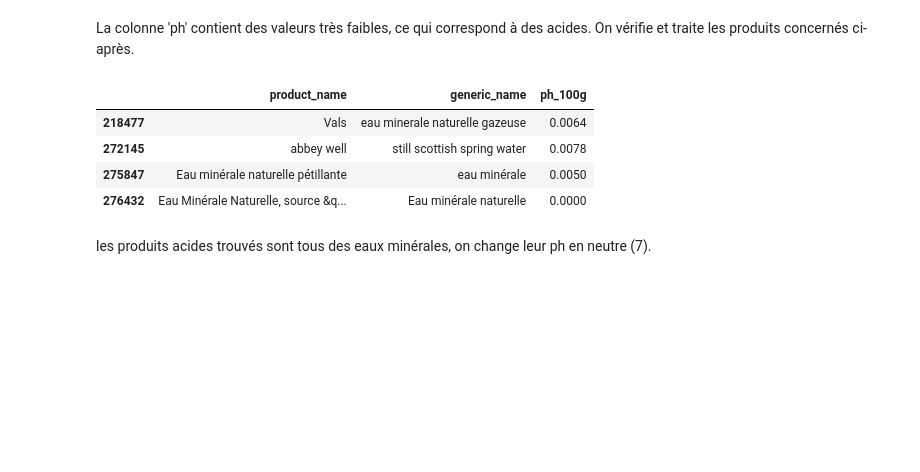
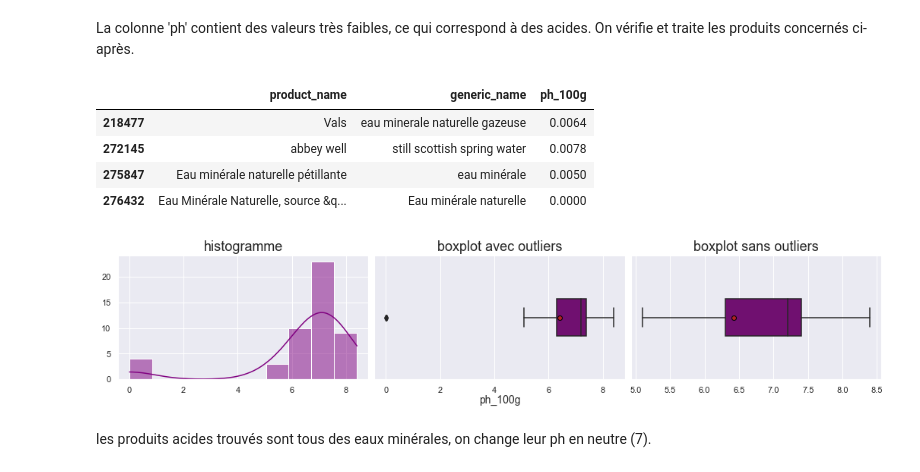
Before and after one commit to DrHadiNono/Notebooks-OC, a Jupyter notebook: Projets/P3/PSanté_01_notebooknettoyage.ipynb, the cells around one changed output. Saved outputs shown, nothing was run; the diff lists cells and outputs as text; code cells hidden in the pictures; blank space fills up the shorter version.

```diff
--- a/Projets/P3/PSanté_01_notebooknettoyage.ipynb
+++ b/Projets/P3/PSanté_01_notebooknettoyage.ipynb
@@ -109,13 +109,16 @@ histo_distribution(df[outlier_cols])
 La colonne 'ph' contient des valeurs très faibles, ce qui correspond à des acides. On vérifie et traite les produits concernés ci-après.
 # %%
 # Affichage des produits avec un ph acide (<5)
-df[df['ph_100g']<5][['product_name','generic_name','ph_100g']]
+ph_data = df[['product_name','generic_name','ph_100g']]
+histo_distribution(ph_data)
+ph_data[ph_data['ph_100g']<5]
 # %% [output]
 |  | product_name | generic_name | ph_100g |
 | 218477 | Vals | eau minerale naturelle gazeuse | 0.0064 |
 | 272145 | abbey well | still scottish spring water | 0.0078 |
 | 275847 | Eau minérale naturelle pétillante | eau minérale | 0.0050 |
 | 276432 | Eau Minérale Naturelle, source &q... | Eau minérale naturelle | 0.0000 |
+[figure, added]
 # %% [markdown]
 les produits acides trouvés sont tous des eaux minérales, on change leur ph en neutre (7).
 # %%
```
Also changed, not shown: parts of 9 cells of this notebook, 5 other files.
